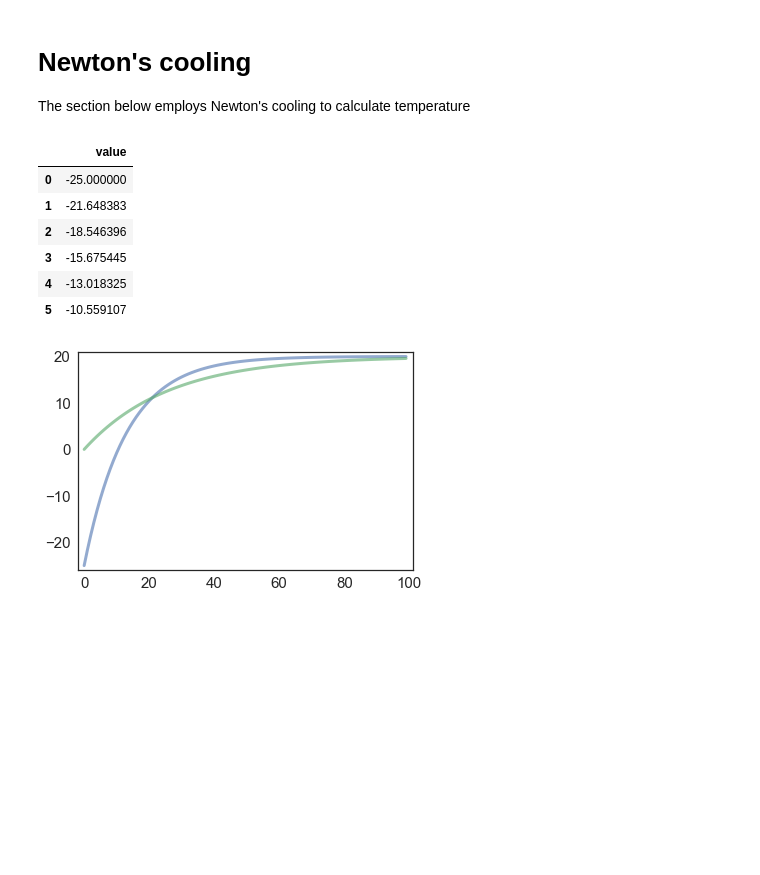
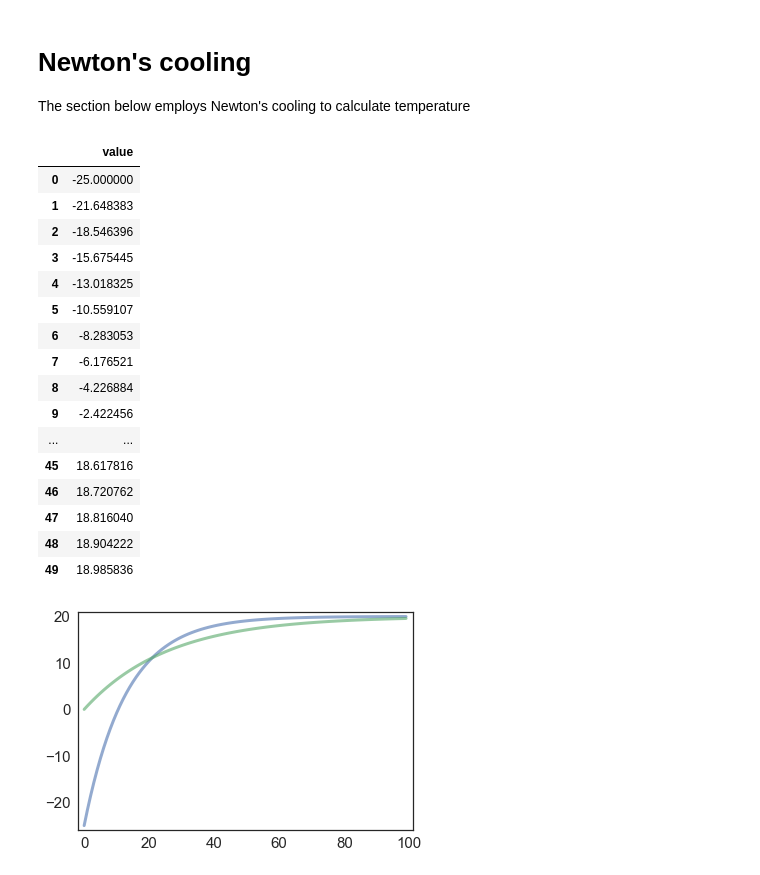
Before and after one commit to 867006905/ModSimPy, a Jupyter notebook: code/Project Two/Project 2.ipynb, the cells around one changed output. Drawn from its saved outputs; the diff is of its cells as text; code cells hidden in the pictures; blank space fills up the shorter version.

```diff
--- a/code/Project Two/Project 2.ipynb
+++ b/code/Project Two/Project 2.ipynb
@@ -41,32 +42,42 @@ The section below employs Newton's cooling to calculate temperature
 # %%
 ice = System(T_init=-25, T_env=20, T_end=4, k=k_ice, T=0)
 water = System(T_init=0, T_env=20, T_end=4, k=k_water, T=0)
 
 def newton_cooling(system, t):
     """Calculates the change in temperature over time"""
     e=2.71828
     T=system.T
     T = system.T_env + (system.T_init - system.T_env)*e**(-system.k*t)
 
     system.T=T
     return system.T
 
 def run_simulation(system, t):
     results=TimeSeries()
     for i in range(t):
         x=newton_cooling(system, i)
         results[i]=x
     return results
 
-run_simulation(ice, 6)
+run_simulation(ice, 50)
 # %% [output]
 |  | value |
 | 0 | -25.000000 |
 | 1 | -21.648383 |
 | 2 | -18.546396 |
 | 3 | -15.675445 |
 | 4 | -13.018325 |
 | 5 | -10.559107 |
+| 6 | -8.283053 |
+| 7 | -6.176521 |
+| 8 | -4.226884 |
+| 9 | -2.422456 |
+| ... | ... |
+| 45 | 18.617816 |
+| 46 | 18.720762 |
+| 47 | 18.816040 |
+| 48 | 18.904222 |
+| 49 | 18.985836 |
 # %%
 def plot_results(system, t):
     y=run_simulation(system, t)
```
Also changed, not shown: parts of 14 cells of this notebook.
